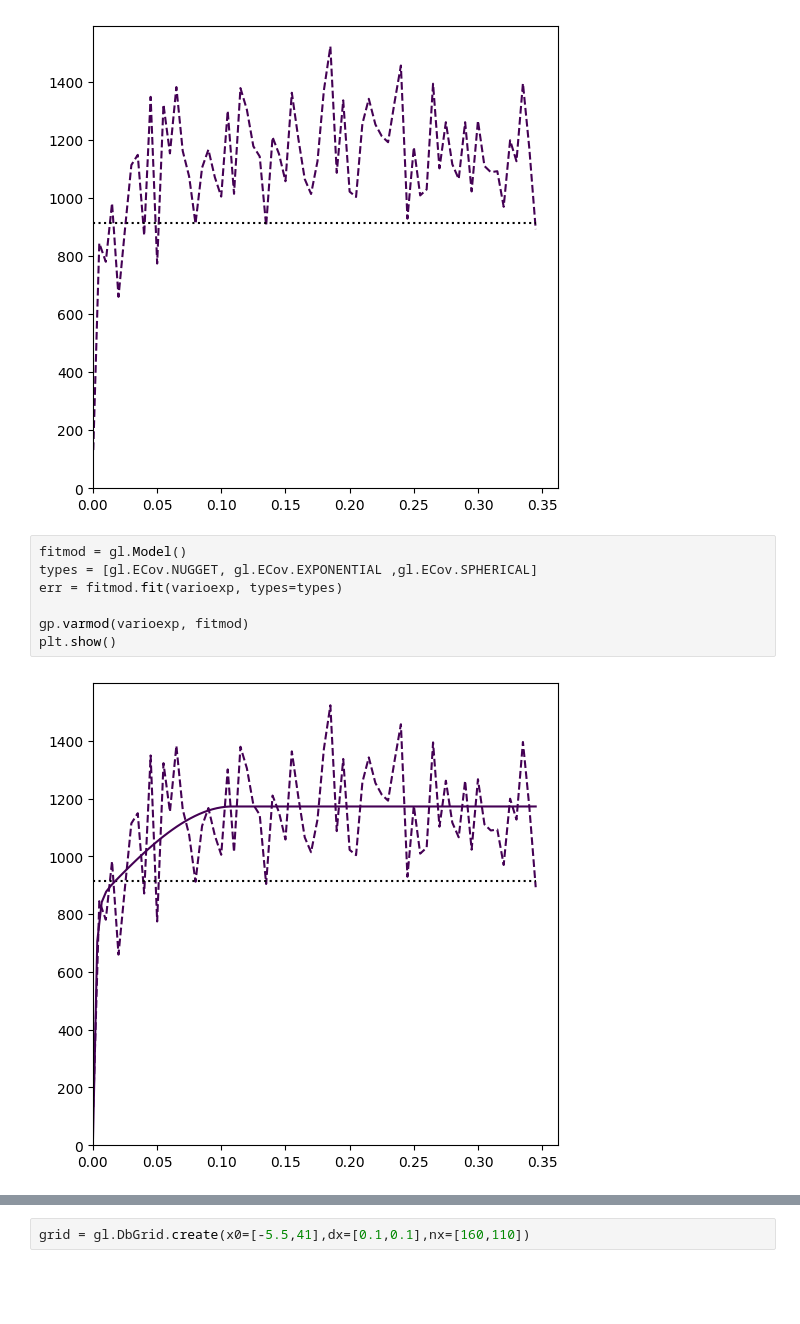
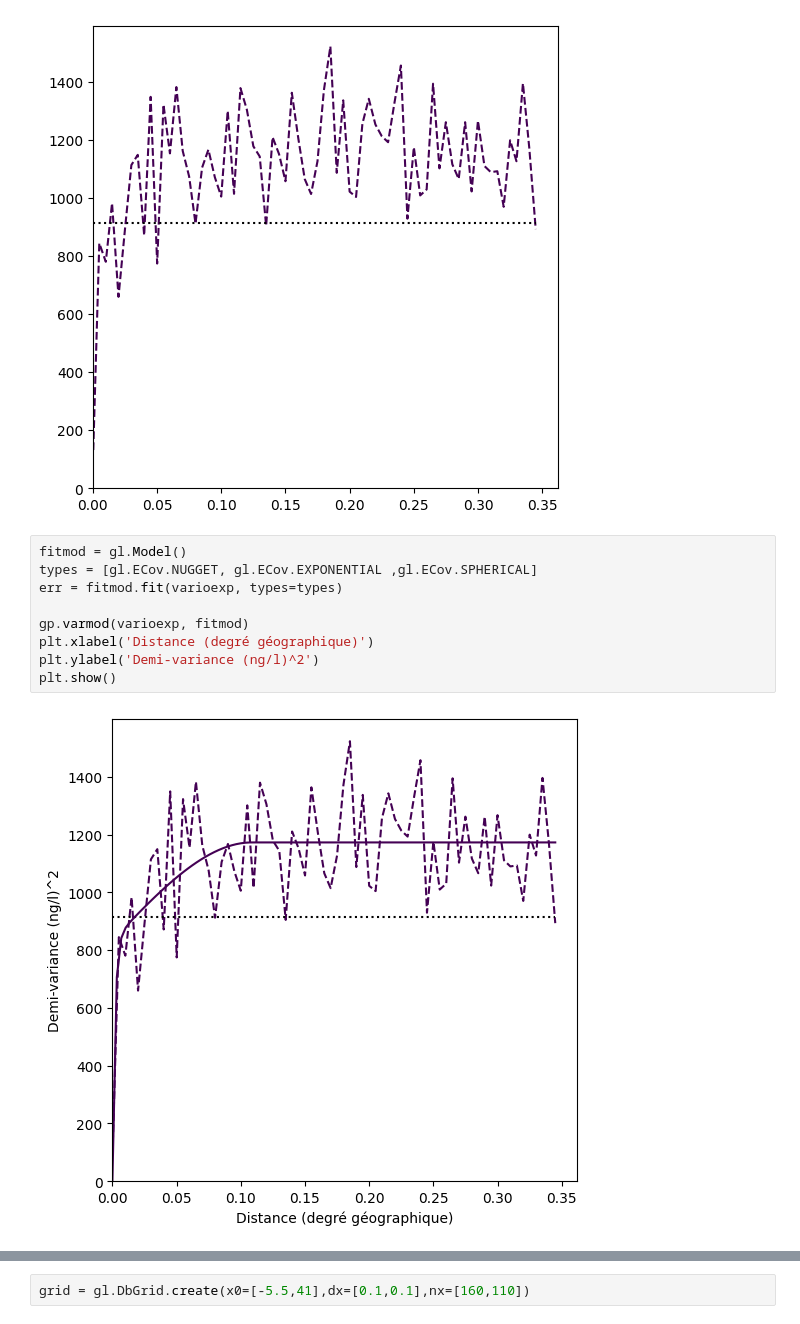
Before and after one commit to adwge99/Krigeage_PFAS, a Jupyter notebook: krigeage_anatole_3.ipynb, the cells around one changed output, grey strips where cells are left out. Saved outputs shown, nothing was run; the diff lists cells and outputs as text; blank space fills up the shorter version.

```diff
--- a/krigeage_anatole_3.ipynb
+++ b/krigeage_anatole_3.ipynb
@@ -34,9 +34,11 @@ plt.show()
 # %%
 fitmod = gl.Model()
 types = [gl.ECov.NUGGET, gl.ECov.EXPONENTIAL ,gl.ECov.SPHERICAL]
 err = fitmod.fit(varioexp, types=types)
 
 gp.varmod(varioexp, fitmod)
+plt.xlabel('Distance (degré géographique)')
+plt.ylabel('Demi-variance (ng/l)^2')
 plt.show()
 # %% [output]
-[figure, old version]
+[figure, new version]
```
Also changed, not shown: parts of 4 cells of this notebook.
